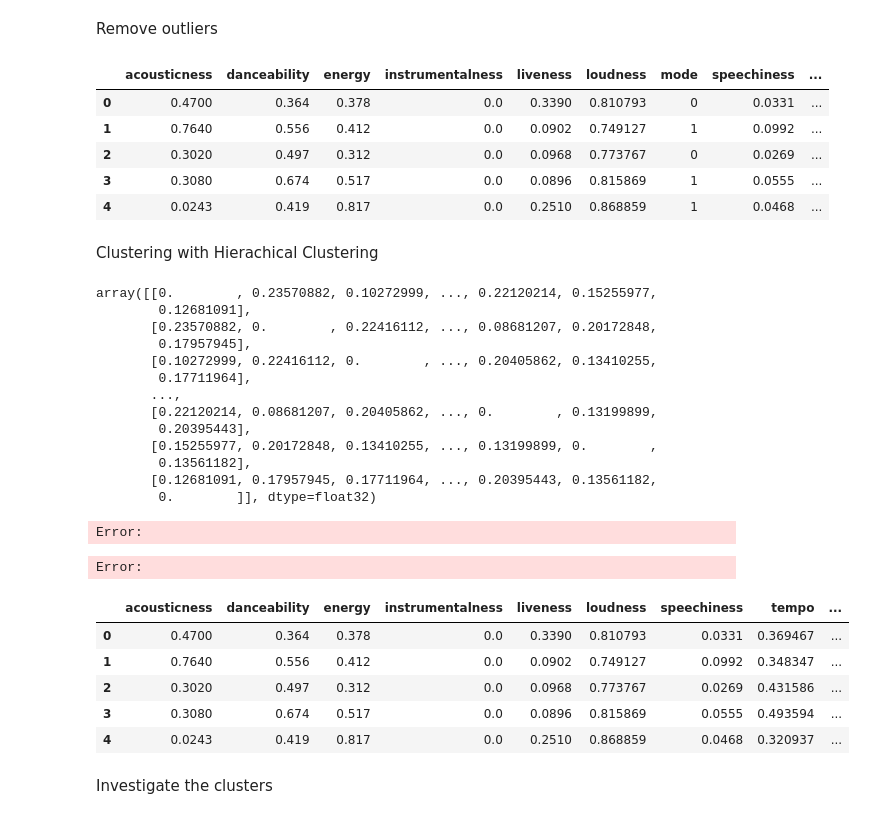
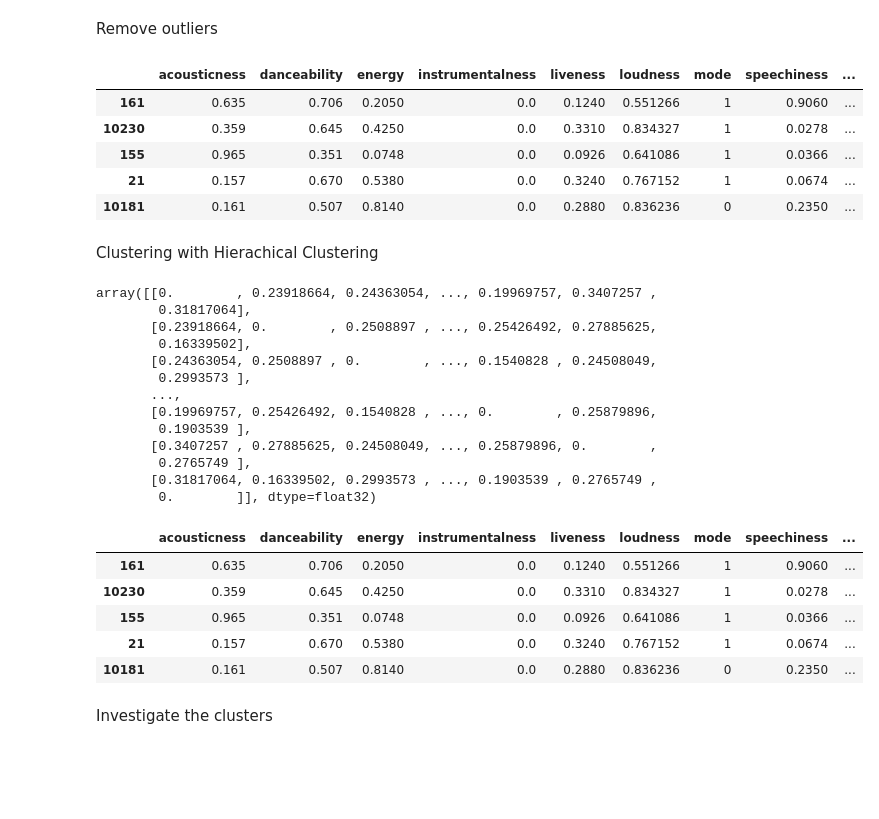
Before and after one commit to ninh-nd/spotify-rec, a Jupyter notebook: seed/data.ipynb, the cells around one changed output. Drawn from its saved outputs; the diff is of its cells as text; code cells hidden in the pictures; blank space fills up the shorter version.

```diff
--- a/seed/data.ipynb
+++ b/seed/data.ipynb
@@ -61,56 +61,58 @@ Remove outliers
 # Remove any data with tempo = 0
 no_out_df = df[df['tempo'] != 0]
 # Remove key, genres, id
-no_out_df = no_out_df.drop(['key', 'genres', 'id'], axis=1)
+no_out_df = no_out_df.drop(['key', 'id'], axis=1)
 # # One hot encoding mode and time_signature
 # no_out_df = pd.get_dummies(no_out_df, columns=['mode', 'time_signature'])
 # # Rename time_signature columns
 # no_out_df = no_out_df.rename(columns={'time_signature_0': 'ts_0/4', 'time_signature_1': 'ts_1/4', 'time_signature_3': 'ts_3/4', 'time_signature_4': 'ts_4/4', 'time_signature_5': 'ts_5/4'})
-no_out_df.head()
+# Subset data to include only 500 songs per genre
+sub_df = pd.DataFrame()
+for genre in no_out_df['genres'].unique():
+    sub_df = sub_df.append(no_out_df[no_out_df['genres'] == genre].sample(500))
+sub_df.drop(['genres'], axis=1, inplace=True)
+sub_df.head()
 # %% [output]
 |  | acousticness | danceability | energy | instrumentalness | liveness | loudness | mode | speechiness | ... |
-| 0 | 0.4700 | 0.364 | 0.378 | 0.0 | 0.3390 | 0.810793 | 0 | 0.0331 | ... |
-| 1 | 0.7640 | 0.556 | 0.412 | 0.0 | 0.0902 | 0.749127 | 1 | 0.0992 | ... |
-| 2 | 0.3020 | 0.497 | 0.312 | 0.0 | 0.0968 | 0.773767 | 0 | 0.0269 | ... |
-| 3 | 0.3080 | 0.674 | 0.517 | 0.0 | 0.0896 | 0.815869 | 1 | 0.0555 | ... |
-| 4 | 0.0243 | 0.419 | 0.817 | 0.0 | 0.2510 | 0.868859 | 1 | 0.0468 | ... |
+| 161 | 0.635 | 0.706 | 0.2050 | 0.0 | 0.1240 | 0.551266 | 1 | 0.9060 | ... |
+| 10230 | 0.359 | 0.645 | 0.4250 | 0.0 | 0.3310 | 0.834327 | 1 | 0.0278 | ... |
+| 155 | 0.965 | 0.351 | 0.0748 | 0.0 | 0.0926 | 0.641086 | 1 | 0.0366 | ... |
+| 21 | 0.157 | 0.670 | 0.5380 | 0.0 | 0.3240 | 0.767152 | 1 | 0.0674 | ... |
+| 10181 | 0.161 | 0.507 | 0.8140 | 0.0 | 0.2880 | 0.836236 | 0 | 0.2350 | ... |
 # %% [markdown]
 Clustering with Hierachical Clustering
 # %%
 import gower
 from sklearn.cluster import AgglomerativeClustering
-distance_matrix = gower.gower_matrix(no_out_df)
+distance_matrix = gower.gower_matrix(sub_df)
 distance_matrix
 # %% [output]
-array([[0.        , 0.23570882, 0.10272999, ..., 0.22120214, 0.15255977,
-        0.12681091],
-       [0.23570882, 0.        , 0.22416112, ..., 0.08681207, 0.20172848,
-        0.17957945],
-       [0.10272999, 0.22416112, 0.        , ..., 0.20405862, 0.13410255,
-        0.17711964],
+array([[0.        , 0.23918664, 0.24363054, ..., 0.19969757, 0.3407257 ,
+        0.31817064],
+       [0.23918664, 0.        , 0.2508897 , ..., 0.25426492, 0.27885625,
+        0.16339502],
+       [0.24363054, 0.2508897 , 0.        , ..., 0.1540828 , 0.24508049,
+        0.2993573 ],
        ...,
-       [0.22120214, 0.08681207, 0.20405862, ..., 0.        , 0.13199899,
-        0.20395443],
-       [0.15255977, 0.20172848, 0.13410255, ..., 0.13199899, 0.        ,
-        0.13561182],
-       [0.12681091, 0.17957945, 0.17711964, ..., 0.20395443, 0.13561182,
+       [0.19969757, 0.25426492, 0.1540828 , ..., 0.        , 0.25879896,
+        0.1903539 ],
+       [0.3407257 , 0.27885625, 0.24508049, ..., 0.25879896, 0.        ,
+        0.2765749 ],
+       [0.31817064, 0.16339502, 0.2993573 , ..., 0.1903539 , 0.2765749 ,
         0.        ]], dtype=float32)
 # %%
 model = AgglomerativeClustering(affinity='precomputed', linkage='complete')
 clusters = model.fit(distance_matrix)
-# %% [output]
-Error:
-Error:
 # %%
-no_out_df['cluster'] = clusters.labels_
-no_out_df.head()
+sub_df['cluster'] = clusters.labels_
+sub_df.head()
 # %% [output]
-|  | acousticness | danceability | energy | instrumentalness | liveness | loudness | speechiness | tempo | ... |
-| 0 | 0.4700 | 0.364 | 0.378 | 0.0 | 0.3390 | 0.810793 | 0.0331 | 0.369467 | ... |
-| 1 | 0.7640 | 0.556 | 0.412 | 0.0 | 0.0902 | 0.749127 | 0.0992 | 0.348347 | ... |
-| 2 | 0.3020 | 0.497 | 0.312 | 0.0 | 0.0968 | 0.773767 | 0.0269 | 0.431586 | ... |
-| 3 | 0.3080 | 0.674 | 0.517 | 0.0 | 0.0896 | 0.815869 | 0.0555 | 0.493594 | ... |
-| 4 | 0.0243 | 0.419 | 0.817 | 0.0 | 0.2510 | 0.868859 | 0.0468 | 0.320937 | ... |
+|  | acousticness | danceability | energy | instrumentalness | liveness | loudness | mode | speechiness | ... |
+| 161 | 0.635 | 0.706 | 0.2050 | 0.0 | 0.1240 | 0.551266 | 1 | 0.9060 | ... |
+| 10230 | 0.359 | 0.645 | 0.4250 | 0.0 | 0.3310 | 0.834327 | 1 | 0.0278 | ... |
+| 155 | 0.965 | 0.351 | 0.0748 | 0.0 | 0.0926 | 0.641086 | 1 | 0.0366 | ... |
+| 21 | 0.157 | 0.670 | 0.5380 | 0.0 | 0.3240 | 0.767152 | 1 | 0.0674 | ... |
+| 10181 | 0.161 | 0.507 | 0.8140 | 0.0 | 0.2880 | 0.836236 | 0 | 0.2350 | ... |
 # %% [markdown]
 Investigate the clusters
 # %%
```
Also changed, not shown: parts of 2 cells of this notebook, 1 other file.
